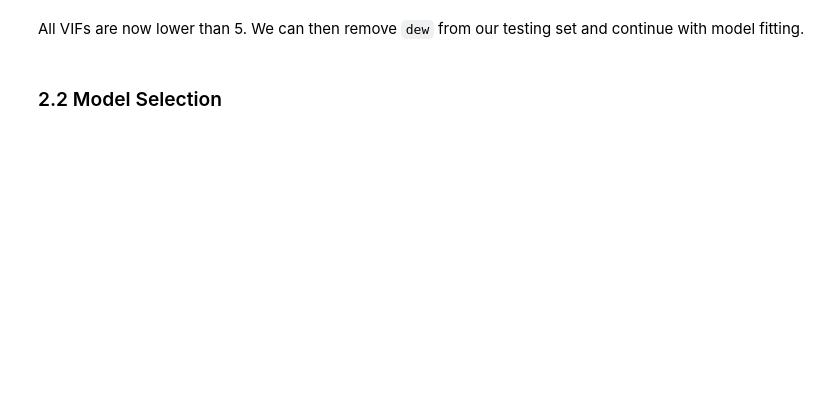
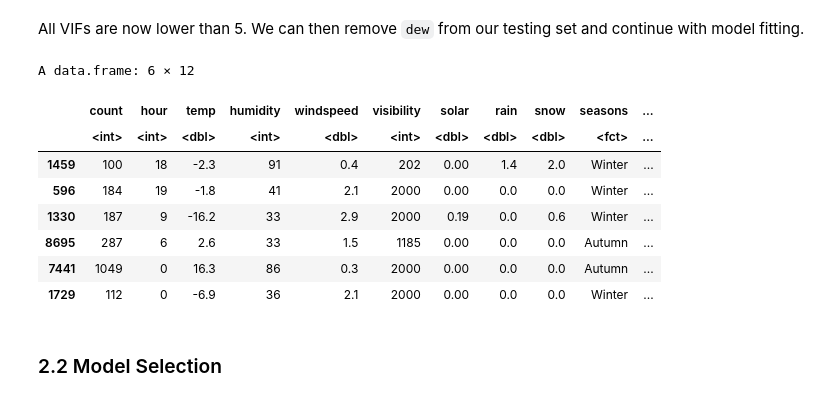
Before and after one commit to xiaohu1122/538A_project, a Jupyter notebook: 538A_Final_Project.ipynb, the cells around one changed output. Saved outputs shown, nothing was run; the diff lists cells and outputs as text; code cells hidden in the pictures; blank space fills up the shorter version.

```diff
--- a/538A_Final_Project.ipynb
+++ b/538A_Final_Project.ipynb
@@ -116,6 +144,16 @@ vif(model_vif2)
 All VIFs are now lower than 5. We can then remove `dew` from our testing set and continue with model fitting.
 # %%
 bike_training <- subset(bike_training, select = -dew)
-bike_training
+head(bike_training)
+# %% [output]
+A data.frame: 6 × 12
+|  | count | hour | temp | humidity | windspeed | visibility | solar | rain | snow | seasons | ... |
+|  | <int> | <int> | <dbl> | <int> | <dbl> | <int> | <dbl> | <dbl> | <dbl> | <fct> | ... |
+| 1459 | 100 | 18 | -2.3 | 91 | 0.4 | 202 | 0.00 | 1.4 | 2.0 | Winter | ... |
+| 596 | 184 | 19 | -1.8 | 41 | 2.1 | 2000 | 0.00 | 0.0 | 0.0 | Winter | ... |
+| 1330 | 187 | 9 | -16.2 | 33 | 2.9 | 2000 | 0.19 | 0.0 | 0.6 | Winter | ... |
+| 8695 | 287 | 6 | 2.6 | 33 | 1.5 | 1185 | 0.00 | 0.0 | 0.0 | Autumn | ... |
+| 7441 | 1049 | 0 | 16.3 | 86 | 0.3 | 2000 | 0.00 | 0.0 | 0.0 | Autumn | ... |
+| 1729 | 112 | 0 | -6.9 | 36 | 2.1 | 2000 | 0.00 | 0.0 | 0.0 | Winter | ... |
 # %% [markdown]
 ### 2.2 Model Selection
```
Also changed, not shown: parts of 25 cells of this notebook.
